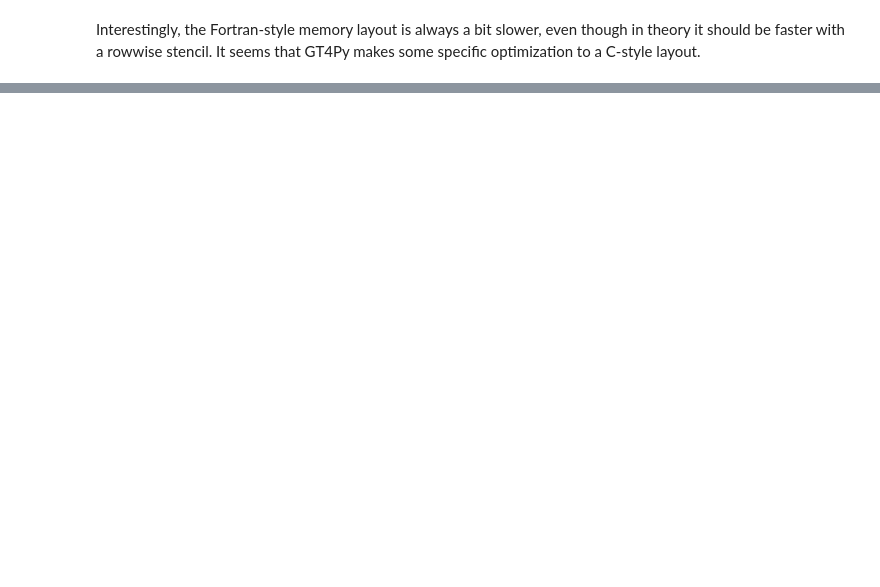
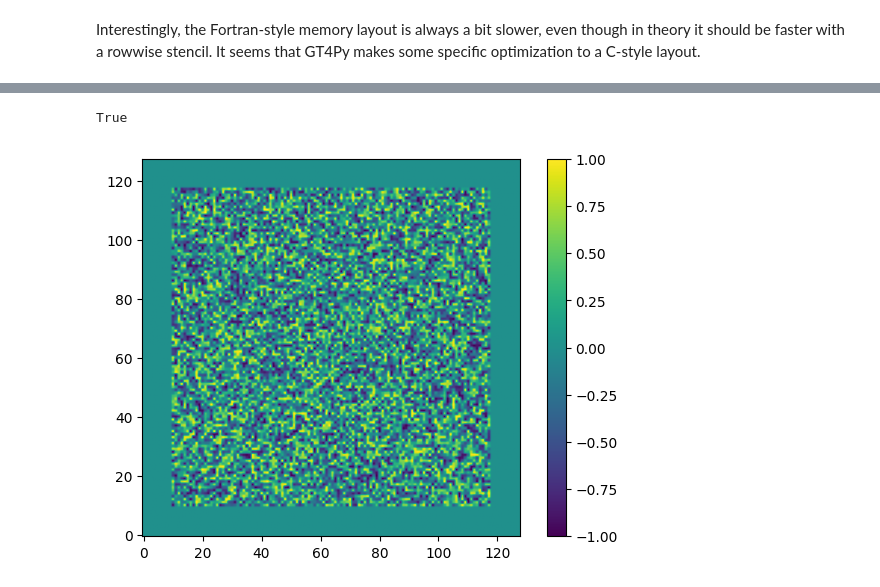
Before and after one commit to ofuhrer/HPC4WC, a Jupyter notebook: projects/2023/project12_highlevel_programming/3_gt4py.ipynb, the cells around one changed output, grey strips where cells are left out. Cells and saved outputs as stored; diff of their text form; code cells hidden in the pictures; blank space fills up the shorter version.

```diff
--- a/projects/2023/project12_highlevel_programming/3_gt4py.ipynb
+++ b/projects/2023/project12_highlevel_programming/3_gt4py.ipynb
@@ -245,0 +307,8 @@ Interestingly, the Fortran-style memory layout is always a bit slower, even thou
+# %%
+field, copy_field = initialize_fields(NX, NY, NZ, mode="random", num_halo=10, x_first=True)
+copy_field, copy_field = array_to_gt_storage(copy_field, copy_field, backend="numpy", index=(10, 10, 0))
+plot_field(field, x_first=True)
+np.array_equal(field, copy_field)
+# %% [output]
+True
+[figure, added]
```
Also changed, not shown: parts of 34 cells of this notebook, 2 other files.
